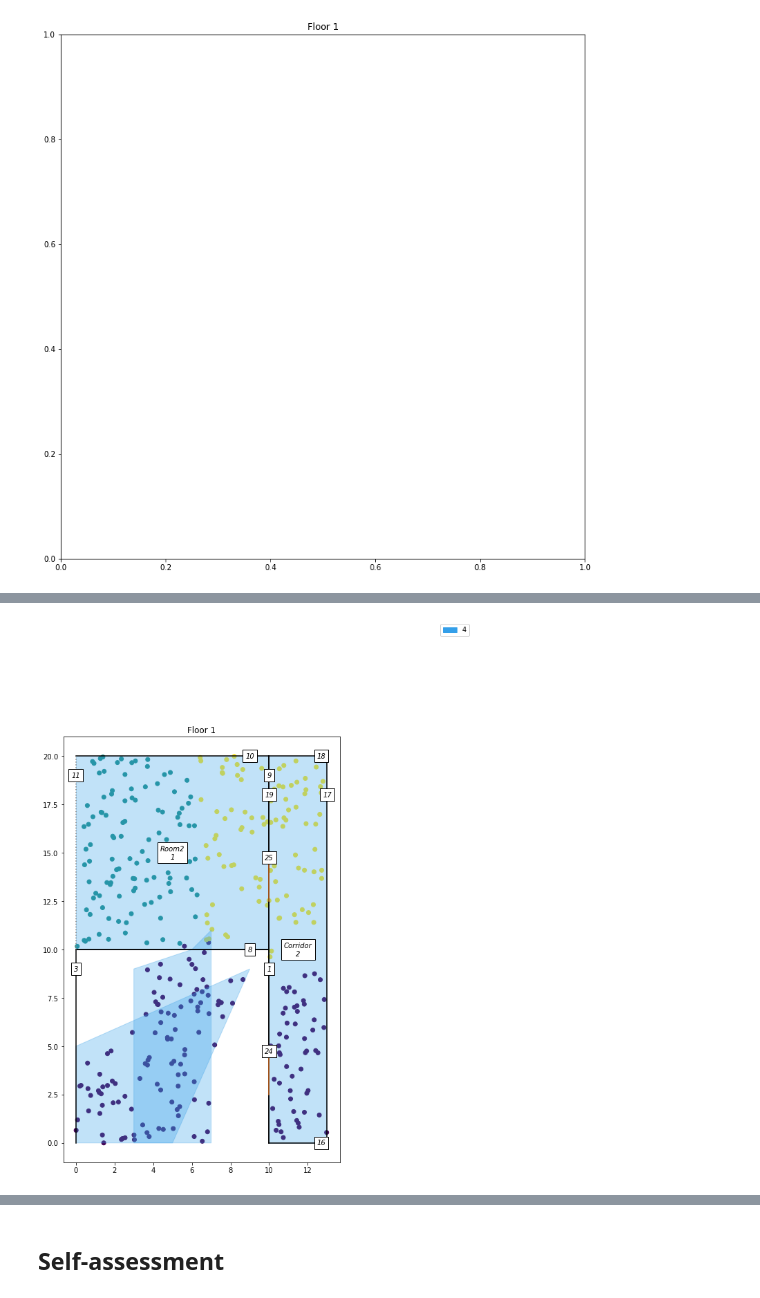
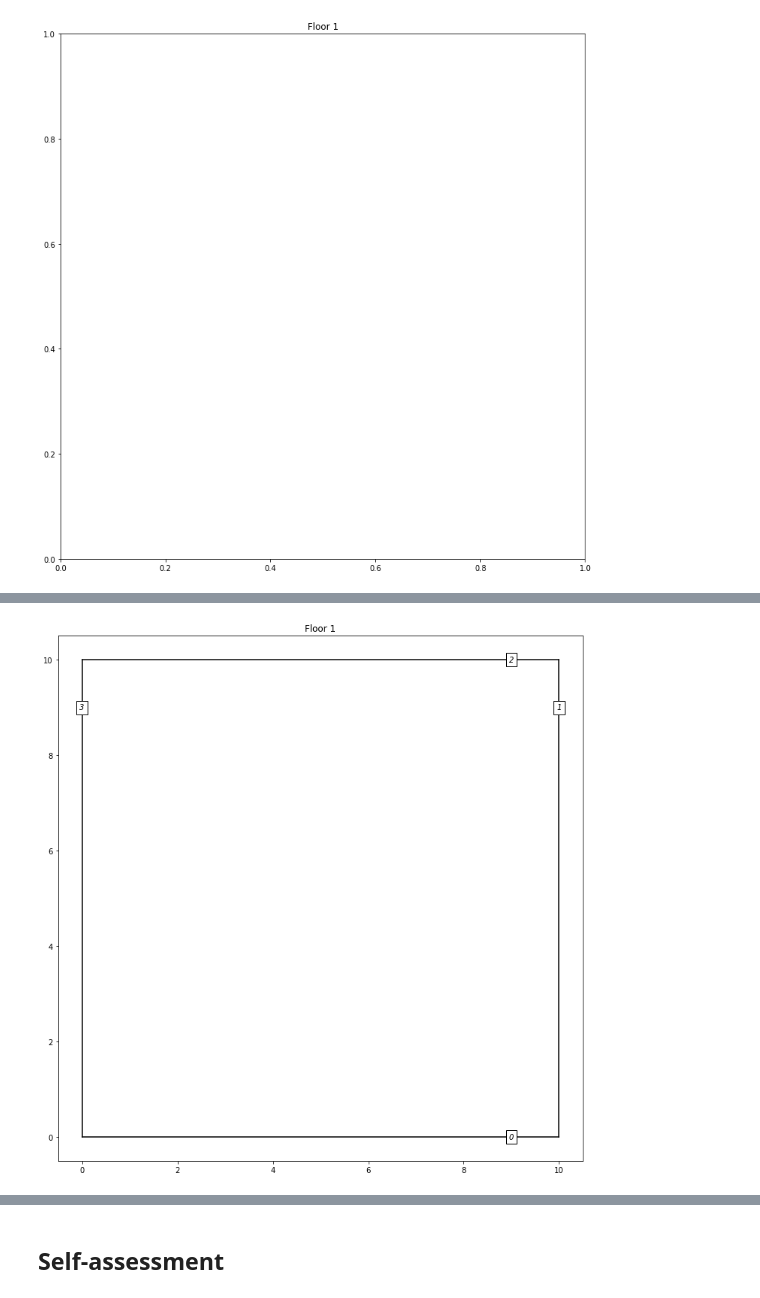
Before and after one commit to karim-zaidi/digital_twin, a Jupyter notebook: Showcase.ipynb, the cells around one changed output, grey strips where cells are left out. Saved outputs shown, nothing was run; the diff lists cells and outputs as text; code cells hidden in the pictures.

Commit message:
feat: updated notebook and Building for better code readability

```diff
--- a/Showcase.ipynb
+++ b/Showcase.ipynb
@@ -159,3 +85,0 @@ building.visualize()
-# %%
-building.add_atomic_zone(1, polygon=[P(3,0),P(7,0),P(7,11),P(6,10),P(3,9)])
-building.visualize()
@@ -164,3 +85,0 @@ building.visualize()
-# %%
-building.add_composite_zone(1, [2,3])
-building.visualize()
@@ -169,3 +85,0 @@ building.visualize()
-# %%
-building.add_window(1, 3, P(0,5), P(0,7))
-building.visualize()
@@ -179,3 +85,0 @@ building.visualize()
-# %%
-building.add_wall(1, P(8,1), P(8, 5))
-building.visualize()
@@ -202,13 +86,9 @@ building.visualize()
-# %%
-n = 500
-x = 15*np.random.rand(n)
-y = 20*np.random.rand(n)
-data = np.zeros((n,3))
-for i in range(n):
-    data[i,0] = i
-    data[i,1] = x[i]
-    data[i,2] = y[i]
-
-building.visualize_clusters(1, data, 4, 3)
-# %% [output]
-[figure, removed]
+# %%
+# 1st room
+building.add_wall(floor_name=1, p1=P(0, 0), p2=P(10,0))
+building.add_wall(floor_name=1, p1=P(10, 0), p2=P(10,10))
+building.add_wall(floor_name=1, p1=P(10,10), p2=P(0,10))
+building.add_wall(floor_name=1, p1=P(0,10), p2=P(0,0))
+building.visualize()
+# %% [output]
+[figure, added]
```
Also changed, not shown: parts of 41 cells of this notebook, 1 other file.
